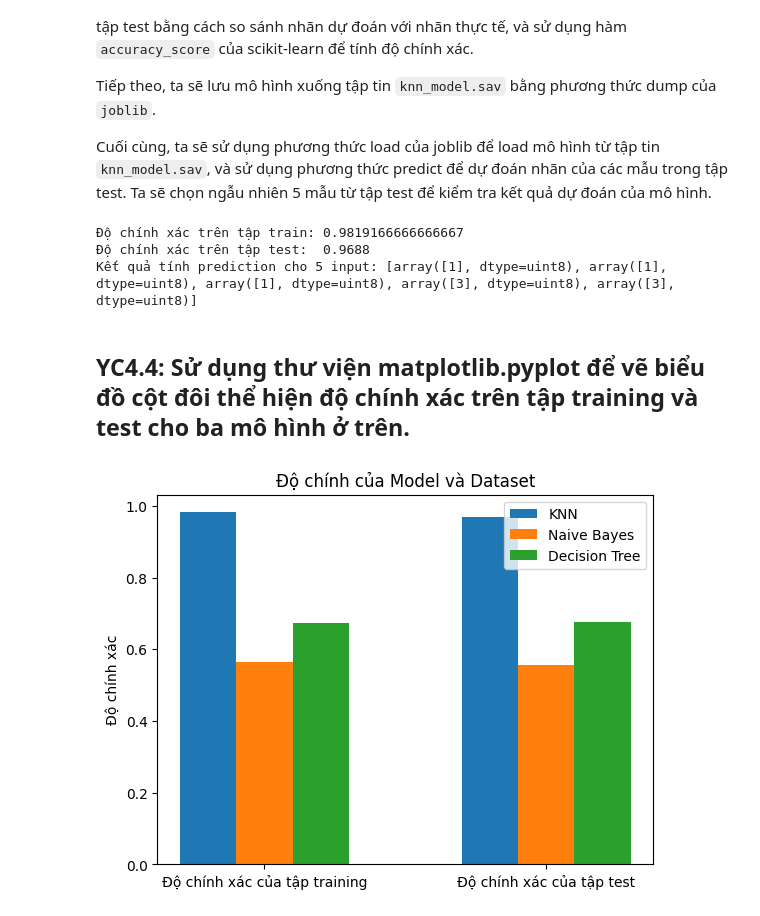
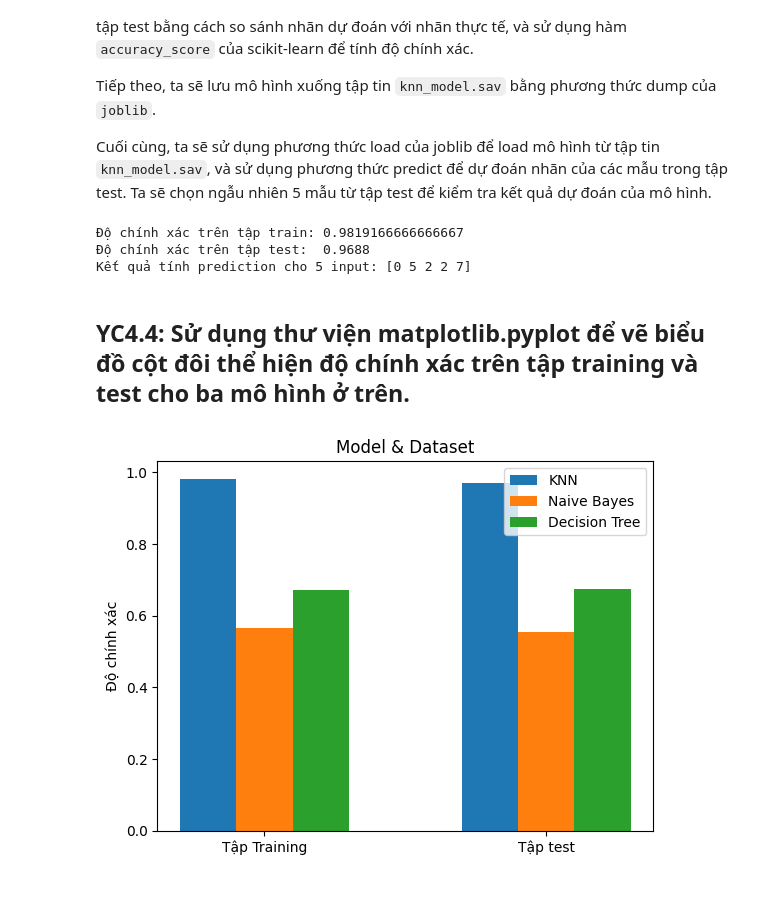
Before and after one commit to trngbro/AI, a Jupyter notebook: AI.ipynb, the cells around one changed output. Drawn from its saved outputs; the diff is of its cells as text; code cells hidden in the pictures.

```diff
--- a/AI.ipynb
+++ b/AI.ipynb
@@ -847,7 +854,7 @@ Cuối cùng, ta sẽ sử dụng phương thức load của joblib để load m
 train_X = train_X.reshape(train_X.shape[0], -1)
 test_X = test_X.reshape(test_X.shape[0], -1)
 
-# Học dữ liệu trên tập training với k=5
+# Học dữ liệu trên tập training với k=5 (dựa vào cross-validation, nhận k=5 tối ưu trong khoảng 3->10)
 knn = KNeighborsClassifier(n_neighbors=5)
 
 # huấn luyện mô hình
@@ -876,11 +883,11 @@ pred = []
 for i in random_test_samples:
     test_sample = test_X[i].reshape(1, -1)
     pred.append(loaded_knn.predict(test_sample))
-print(f"Kết quả tính prediction cho 5 input: {pred}")
+print(f"Kết quả tính prediction cho 5 input: {np.concatenate(pred)}")
 # %% [output]
 Độ chính xác trên tập train: 0.9819166666666667
 Độ chính xác trên tập test:  0.9688
-Kết quả tính prediction cho 5 input: [array([1], dtype=uint8), array([1], dtype=uint8), array([1], dtype=uint8), array([3], dtype=uint8), array([3], dtype=uint8)]
+Kết quả tính prediction cho 5 input: [0 5 2 2 7]
 # %% [markdown]
 ## YC4.4: Sử dụng thư viện matplotlib.pyplot để vẽ biểu đồ cột đôi thể hiện độ chính xác trên tập training và test cho ba mô hình ở trên.
 # %%
@@ -920,33 +927,33 @@ train_y_pred = knn.predict(train_X)
 test_y_pred = knn.predict(test_X)
 
 train_acc_knn = accuracy_score(train_y, train_y_pred)
 test_acc_knn = accuracy_score(test_y, test_y_pred)
 
 
 '''
 Phần biểu diễn
 '''
 
 
-labels = ['Độ chính xác của tập training', 'Độ chính xác của tập test']
+labels = ['Tập Training', 'Tập test']
 knn_accuracies = [train_acc_knn, test_acc_knn]
 nb_accuracies = [train_acc_nb, test_acc_nb]
 dt_accuracies = [train_acc_dt, test_acc_dt]
 
 x = np.arange(len(labels))
 width = 0.2
 
 fig, ax = plt.subplots()
 rects1 = ax.bar(x - width, knn_accuracies, width, label='KNN')
 rects2 = ax.bar(x, nb_accuracies, width, label='Naive Bayes')
 rects3 = ax.bar(x + width, dt_accuracies, width, label='Decision Tree')
 
 ax.set_ylabel('Độ chính xác')
-ax.set_title('Độ chính của Model và Dataset')
+ax.set_title('Model & Dataset')
 ax.set_xticks(x)
 ax.set_xticklabels(labels)
 ax.legend()
 
 plt.show()
 # %% [output]
-[figure, old version]
+[figure, new version]
```
Also changed, not shown: parts of 6 cells of this notebook.
